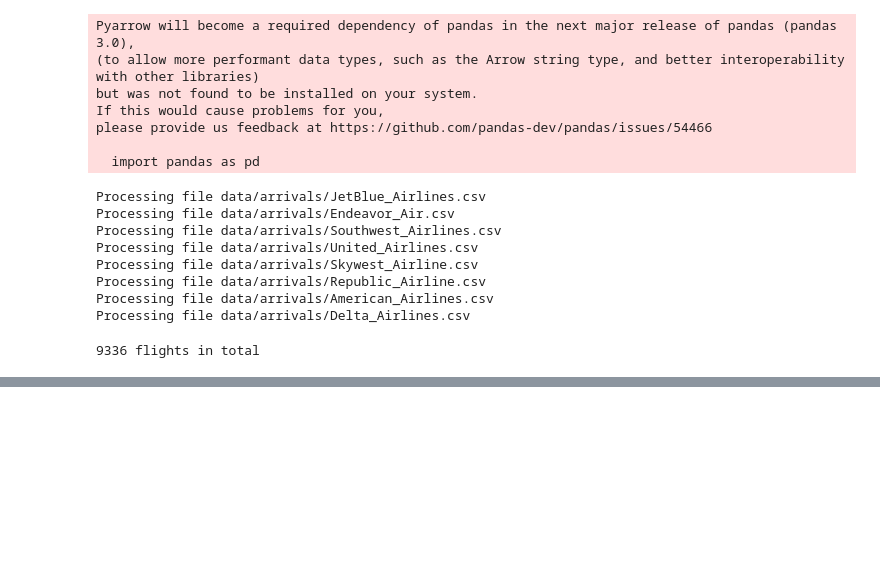
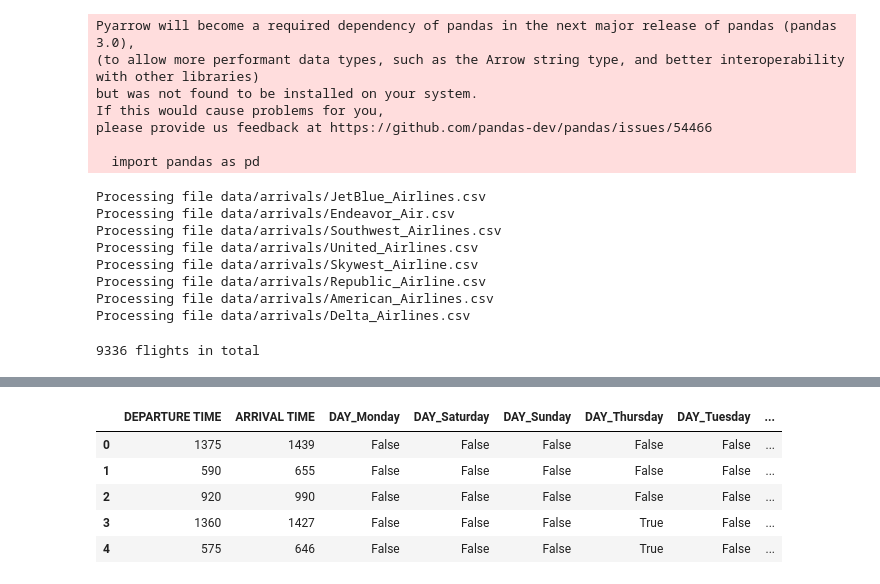
Before and after one commit to akibjawad/predict-flight-landing, a Jupyter notebook: predcit-flight-landing.ipynb, the cells around one changed output, grey strips where cells are left out. Drawn from its saved outputs; the diff is of its cells as text; code cells hidden in the pictures; blank space fills up the shorter version.

```diff
--- a/predcit-flight-landing.ipynb
+++ b/predcit-flight-landing.ipynb
@@ -170,3 +170,11 @@ if RawDataProcessing:
     # finalData
 # %% [output]
 9336 flights in total
+# %%
+data_1 = pd.read_csv('data/combined_arrival_data.csv')
+
+# flight_data.columns
+# flight_data['FLIGHT NUMBER'].unique().shape
+data_1.isna().sum()
+data_1 = data_1.drop(columns = ['DATE', 'FLIGHT NUMBER'])
+data_1.head()
@@ -195,2 +220,13 @@ dtype: int64
+# %%
+#Building XGBoost model using the finalData
+encoded_data_1 = pd.get_dummies(data_1.drop(columns=['ARRIVAL STATUS']), drop_first=True)
+encoded_data_1.head()
+# %% [output]
+|  | DEPARTURE TIME | ARRIVAL TIME | DAY_Monday | DAY_Saturday | DAY_Sunday | DAY_Thursday | DAY_Tuesday | ... |
+| 0 | 1375 | 1439 | False | False | False | False | False | ... |
+| 1 | 590 | 655 | False | False | False | False | False | ... |
+| 2 | 920 | 990 | False | False | False | False | False | ... |
+| 3 | 1360 | 1427 | False | False | False | True | False | ... |
+| 4 | 575 | 646 | False | False | False | True | False | ... |
 # %%
 #Building XGBoost model using the finalData
```
Also changed, not shown: parts of 21 cells of this notebook, 2 other files.
